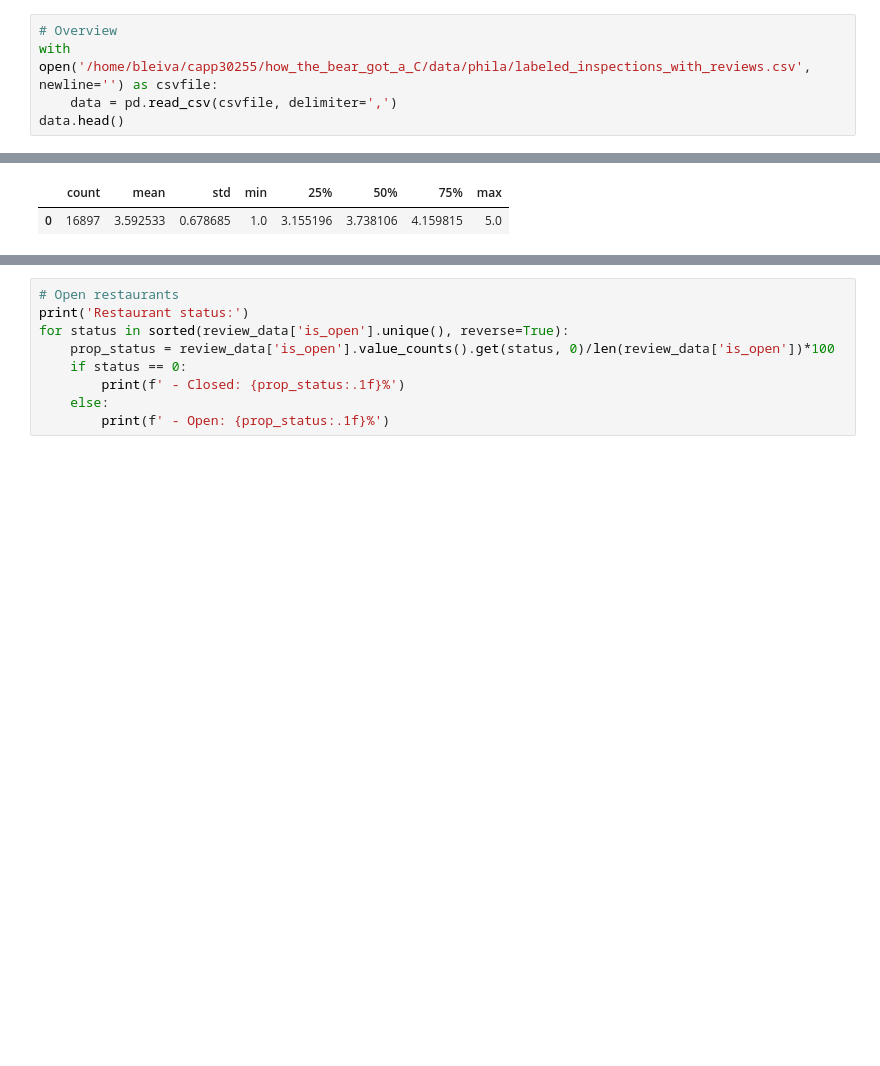
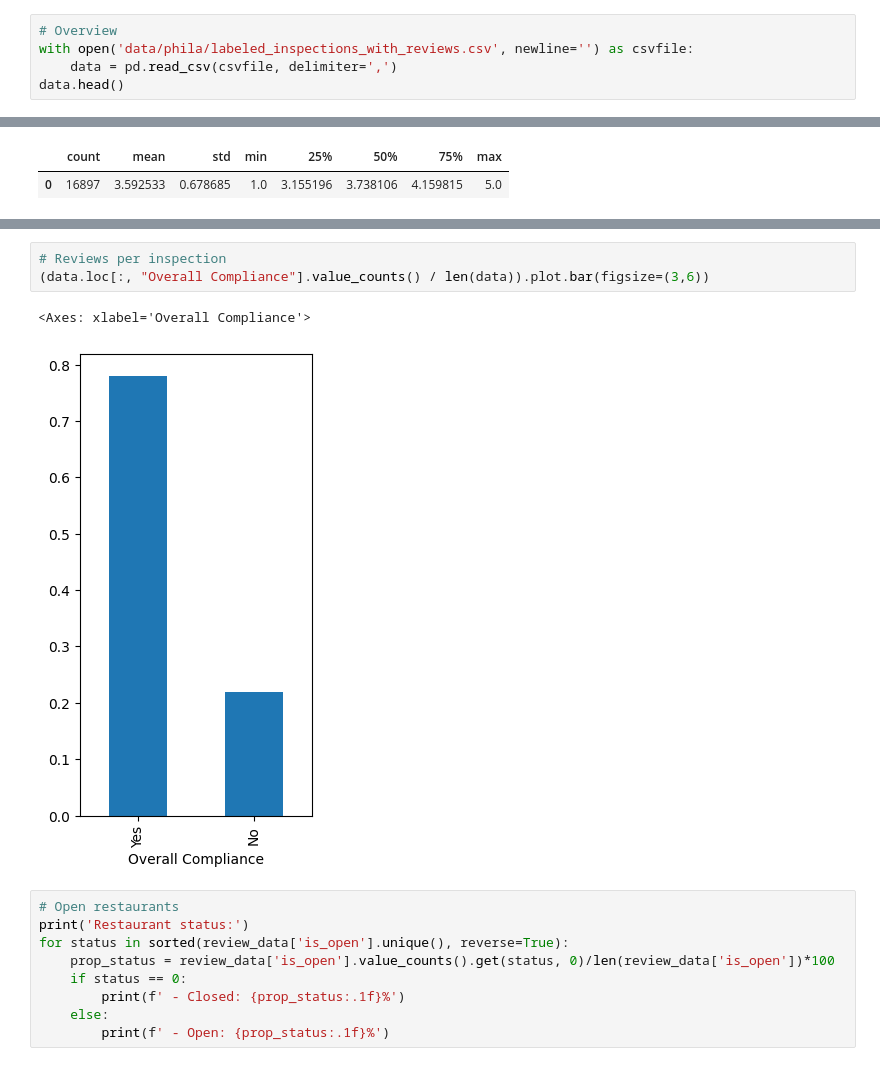
Before and after one commit to claireboyd/dirty_comments_and_clean_plates, a Jupyter notebook: eda/eda.ipynb, the cells around one changed output, grey strips where cells are left out. Saved outputs shown, nothing was run; the diff lists cells and outputs as text; blank space fills up the shorter version.

```diff
--- a/eda/eda.ipynb
+++ b/eda/eda.ipynb
@@ -12,7 +18,7 @@ import matplotlib.pyplot as plt
 ## 1. Descriptive Statistics
 # %%
 # Overview
-with open('/home/bleiva/capp30255/how_the_bear_got_a_C/data/phila/labeled_inspections_with_reviews.csv', newline='') as csvfile:
+with open('data/phila/labeled_inspections_with_reviews.csv', newline='') as csvfile:
     data = pd.read_csv(csvfile, delimiter=',')
 data.head()
 # %% [output]
@@ -228,3 +227,9 @@ Name: review_count, dtype: float64
+# %%
+# Reviews per inspection
+(data.loc[:, "Overall Compliance"].value_counts() / len(data)).plot.bar(figsize=(3,6))
+# %% [output]
+<Axes: xlabel='Overall Compliance'>
+[figure, added]
 # %%
 # Open restaurants
 print('Restaurant status:')
```
Also changed, not shown: parts of 3 cells of this notebook, 4 other files.
